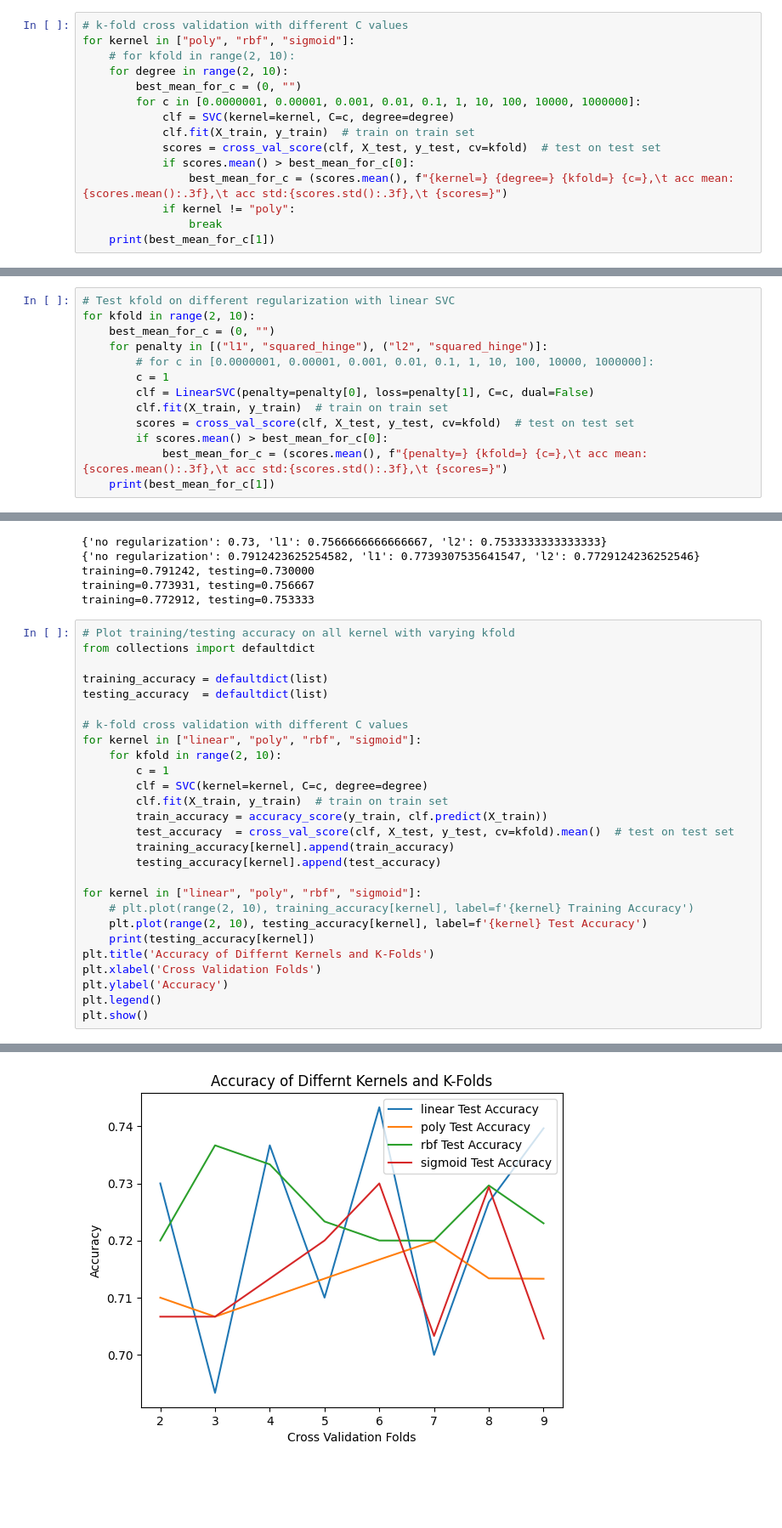
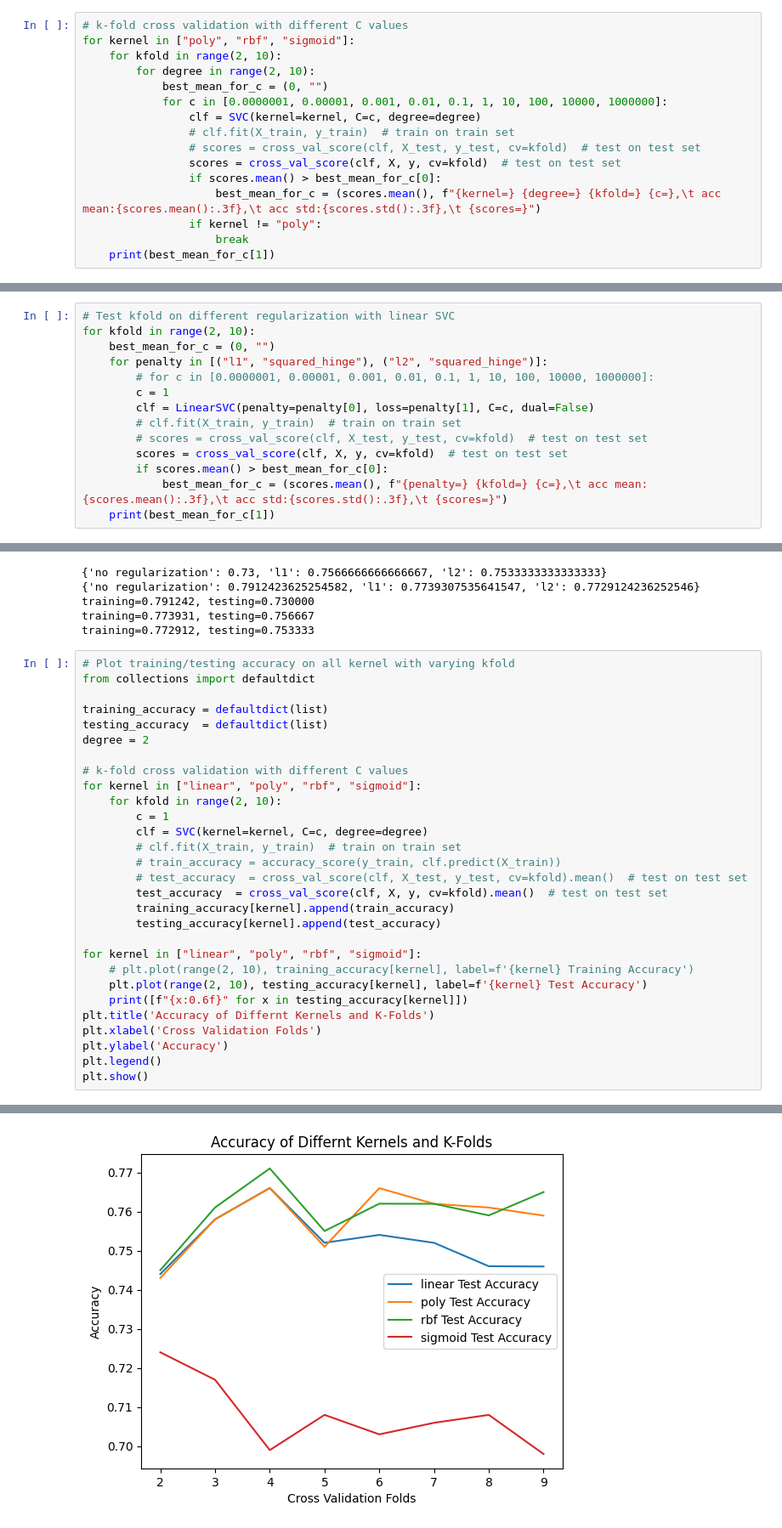
Before and after one commit to JETSlN/ML-Project, a Jupyter notebook: MLPROJECT.ipynb, the cells around one changed output, grey strips where cells are left out. Shown at 85% size. Saved outputs shown, nothing was run; the diff lists cells and outputs as text; blank space fills up the shorter version.

```diff
--- a/MLPROJECT.ipynb
+++ b/MLPROJECT.ipynb
@@ -345,16 +346,17 @@ plt.show()
 # %%
 # k-fold cross validation with different C values
 for kernel in ["poly", "rbf", "sigmoid"]:
-    # for kfold in range(2, 10):
-    for degree in range(2, 10):
-        best_mean_for_c = (0, "")
-        for c in [0.0000001, 0.00001, 0.001, 0.01, 0.1, 1, 10, 100, 10000, 1000000]:
-            clf = SVC(kernel=kernel, C=c, degree=degree)
-            clf.fit(X_train, y_train)  # train on train set
-            scores = cross_val_score(clf, X_test, y_test, cv=kfold)  # test on test set
-            if scores.mean() > best_mean_for_c[0]:
-                best_mean_for_c = (scores.mean(), f"{kernel=} {degree=} {kfold=} {c=},\t acc mean:{scores.mean():.3f},\t acc std:{scores.std():.3f},\t {scores=}")
-            if kernel != "poly":
-                break
+    for kfold in range(2, 10):
+        for degree in range(2, 10):
+            best_mean_for_c = (0, "")
+            for c in [0.0000001, 0.00001, 0.001, 0.01, 0.1, 1, 10, 100, 10000, 1000000]:
+                clf = SVC(kernel=kernel, C=c, degree=degree)
+                # clf.fit(X_train, y_train)  # train on train set
+                # scores = cross_val_score(clf, X_test, y_test, cv=kfold)  # test on test set
+                scores = cross_val_score(clf, X, y, cv=kfold)  # test on test set
+                if scores.mean() > best_mean_for_c[0]:
+                    best_mean_for_c = (scores.mean(), f"{kernel=} {degree=} {kfold=} {c=},\t acc mean:{scores.mean():.3f},\t acc std:{scores.std():.3f},\t {scores=}")
+                if kernel != "poly":
+                    break
     print(best_mean_for_c[1])
 # %% [output]
@@ -383,8 +369,9 @@ for kfold in range(2, 10):
         # for c in [0.0000001, 0.00001, 0.001, 0.01, 0.1, 1, 10, 100, 10000, 1000000]:
         c = 1
         clf = LinearSVC(penalty=penalty[0], loss=penalty[1], C=c, dual=False)
-        clf.fit(X_train, y_train)  # train on train set
-        scores = cross_val_score(clf, X_test, y_test, cv=kfold)  # test on test set
+        # clf.fit(X_train, y_train)  # train on train set
+        # scores = cross_val_score(clf, X_test, y_test, cv=kfold)  # test on test set
+        scores = cross_val_score(clf, X, y, cv=kfold)  # test on test set
         if scores.mean() > best_mean_for_c[0]:
             best_mean_for_c = (scores.mean(), f"{penalty=} {kfold=} {c=},\t acc mean:{scores.mean():.3f},\t acc std:{scores.std():.3f},\t {scores=}")
     print(best_mean_for_c[1])
@@ -441,22 +428,24 @@ from collections import defaultdict
 
 training_accuracy = defaultdict(list)
 testing_accuracy  = defaultdict(list)
+degree = 2
 
 # k-fold cross validation with different C values
 for kernel in ["linear", "poly", "rbf", "sigmoid"]:
     for kfold in range(2, 10):
         c = 1
         clf = SVC(kernel=kernel, C=c, degree=degree)
-        clf.fit(X_train, y_train)  # train on train set
-        train_accuracy = accuracy_score(y_train, clf.predict(X_train))
-        test_accuracy  = cross_val_score(clf, X_test, y_test, cv=kfold).mean()  # test on test set
+        # clf.fit(X_train, y_train)  # train on train set
+        # train_accuracy = accuracy_score(y_train, clf.predict(X_train))
+        # test_accuracy  = cross_val_score(clf, X_test, y_test, cv=kfold).mean()  # test on test set
+        test_accuracy  = cross_val_score(clf, X, y, cv=kfold).mean()  # test on test set
         training_accuracy[kernel].append(train_accuracy)
         testing_accuracy[kernel].append(test_accuracy)
 
 for kernel in ["linear", "poly", "rbf", "sigmoid"]:
     # plt.plot(range(2, 10), training_accuracy[kernel], label=f'{kernel} Training Accuracy')
     plt.plot(range(2, 10), testing_accuracy[kernel], label=f'{kernel} Test Accuracy')
-    print(testing_accuracy[kernel])
+    print([f"{x:0.6f}" for x in testing_accuracy[kernel]])
 plt.title('Accuracy of Differnt Kernels and K-Folds')
 plt.xlabel('Cross Validation Folds')
 plt.ylabel('Accuracy')
@@ -470 +459 @@ plt.show()
-[figure, old version]
+[figure, new version]
```
Also changed, not shown: parts of 9 cells of this notebook.
